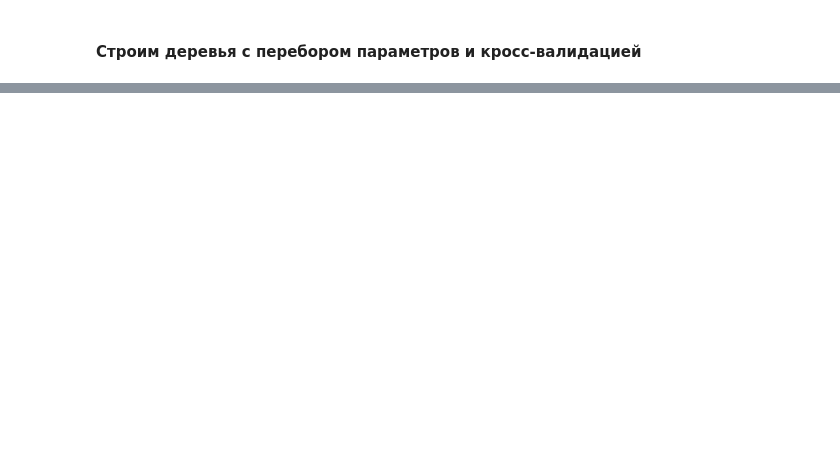
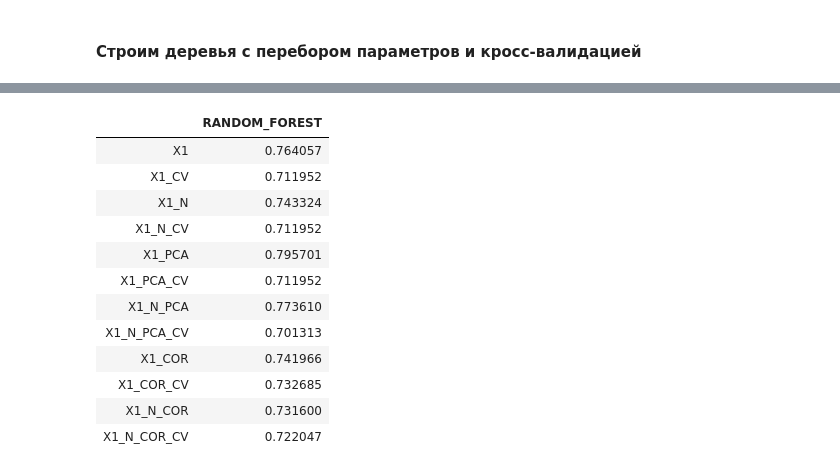
Before and after one commit to katya-luzina/noise_control, a Jupyter notebook: cross_deals.ipynb, the cells around one changed output, grey strips where cells are left out. Saved outputs shown, nothing was run; the diff lists cells and outputs as text; code cells hidden in the pictures; blank space fills up the shorter version.

```diff
--- a/cross_deals.ipynb
+++ b/cross_deals.ipynb
@@ -492,0 +784,19 @@ x1_rf.head(1)
+# %%
+# собираем roc_auc в один датафрейм
+roc_auc = pd.DataFrame(roc_auc_rf, index=['X1','X1_CV', 'X1_N','X1_N_CV','X1_PCA','X1_PCA_CV','X1_N_PCA','X1_N_PCA_CV','X1_COR','X1_COR_CV','X1_N_COR','X1_N_COR_CV'])
+roc_auc = roc_auc.rename(columns = {0:'RANDOM_FOREST'})
+roc_auc
+# %% [output]
+|  | RANDOM_FOREST |
+| X1 | 0.764057 |
+| X1_CV | 0.711952 |
+| X1_N | 0.743324 |
+| X1_N_CV | 0.711952 |
+| X1_PCA | 0.795701 |
+| X1_PCA_CV | 0.711952 |
+| X1_N_PCA | 0.773610 |
+| X1_N_PCA_CV | 0.701313 |
+| X1_COR | 0.741966 |
+| X1_COR_CV | 0.732685 |
+| X1_N_COR | 0.731600 |
+| X1_N_COR_CV | 0.722047 |
```
Also changed, not shown: parts of 15 cells of this notebook.
